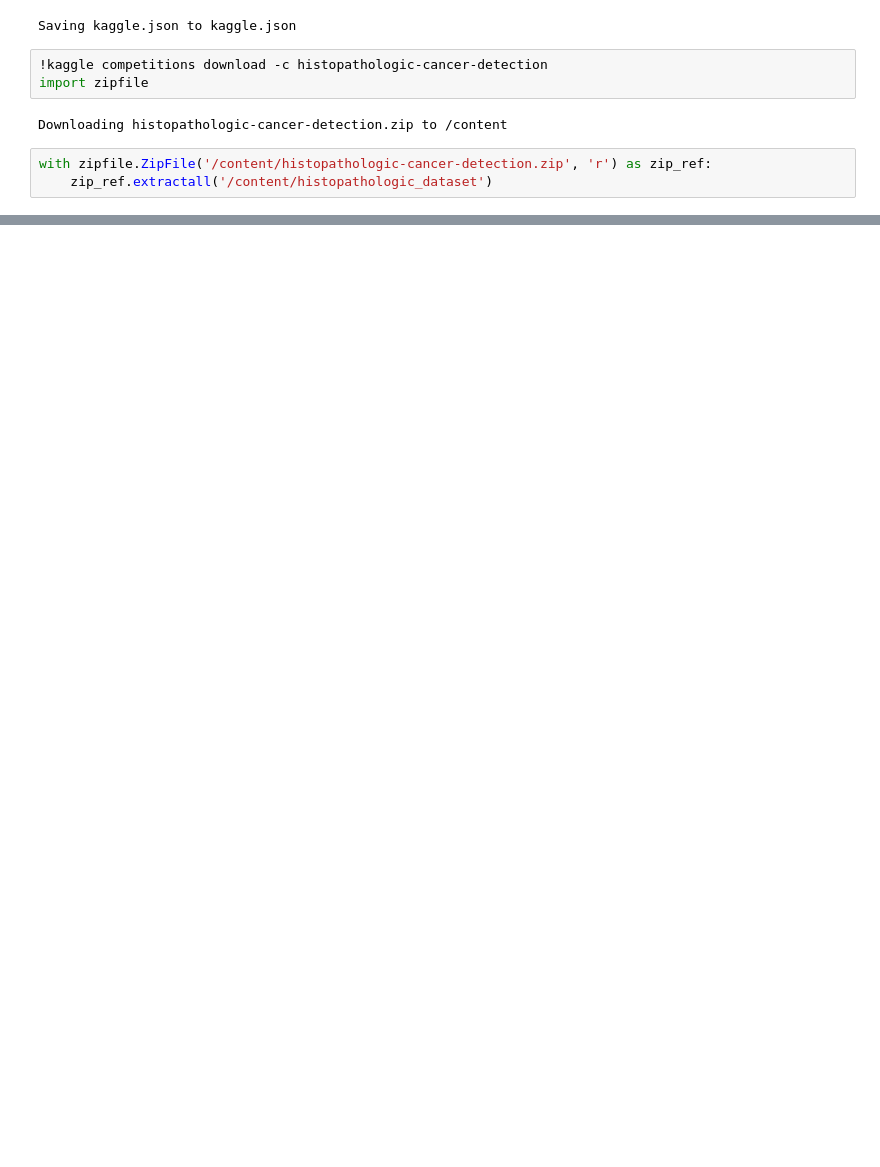
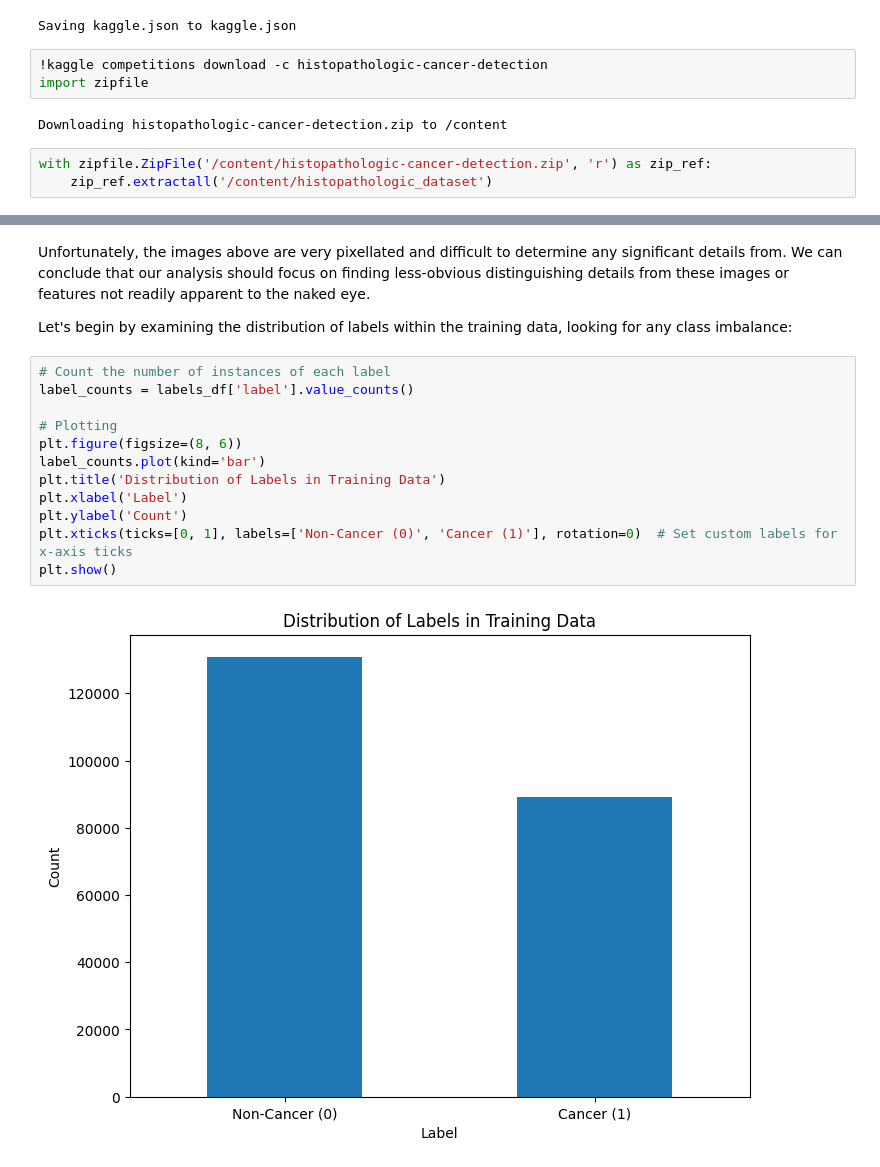
Before and after one commit to WiHi1131/Histopathologic-Cancer-Detection-Report, a Jupyter notebook: Histopathic_Cancer_Detection_Report.ipynb, the cells around one changed output, grey strips where cells are left out. Saved outputs shown, nothing was run; the diff lists cells and outputs as text; blank space fills up the shorter version.

```diff
--- a/Histopathic_Cancer_Detection_Report.ipynb
+++ b/Histopathic_Cancer_Detection_Report.ipynb
@@ -58,0 +141,18 @@ with zipfile.ZipFile('/content/histopathologic-cancer-detection.zip', 'r') as zi
+# %% [markdown]
+Unfortunately, the images above are very pixellated and difficult to determine any significant details from. We can conclude that our analysis should focus on finding less-obvious distinguishing details from these images or features not readily apparent to the naked eye.
+
+Let's begin by examining the distribution of labels within the training data, looking for any class imbalance:
+# %%
+# Count the number of instances of each label
+label_counts = labels_df['label'].value_counts()
+
+# Plotting
+plt.figure(figsize=(8, 6))
+label_counts.plot(kind='bar')
+plt.title('Distribution of Labels in Training Data')
+plt.xlabel('Label')
+plt.ylabel('Count')
+plt.xticks(ticks=[0, 1], labels=['Non-Cancer (0)', 'Cancer (1)'], rotation=0)  # Set custom labels for x-axis ticks
+plt.show()
+# %% [output]
+[figure, added]
```
Also changed, not shown: parts of 8 cells of this notebook.
